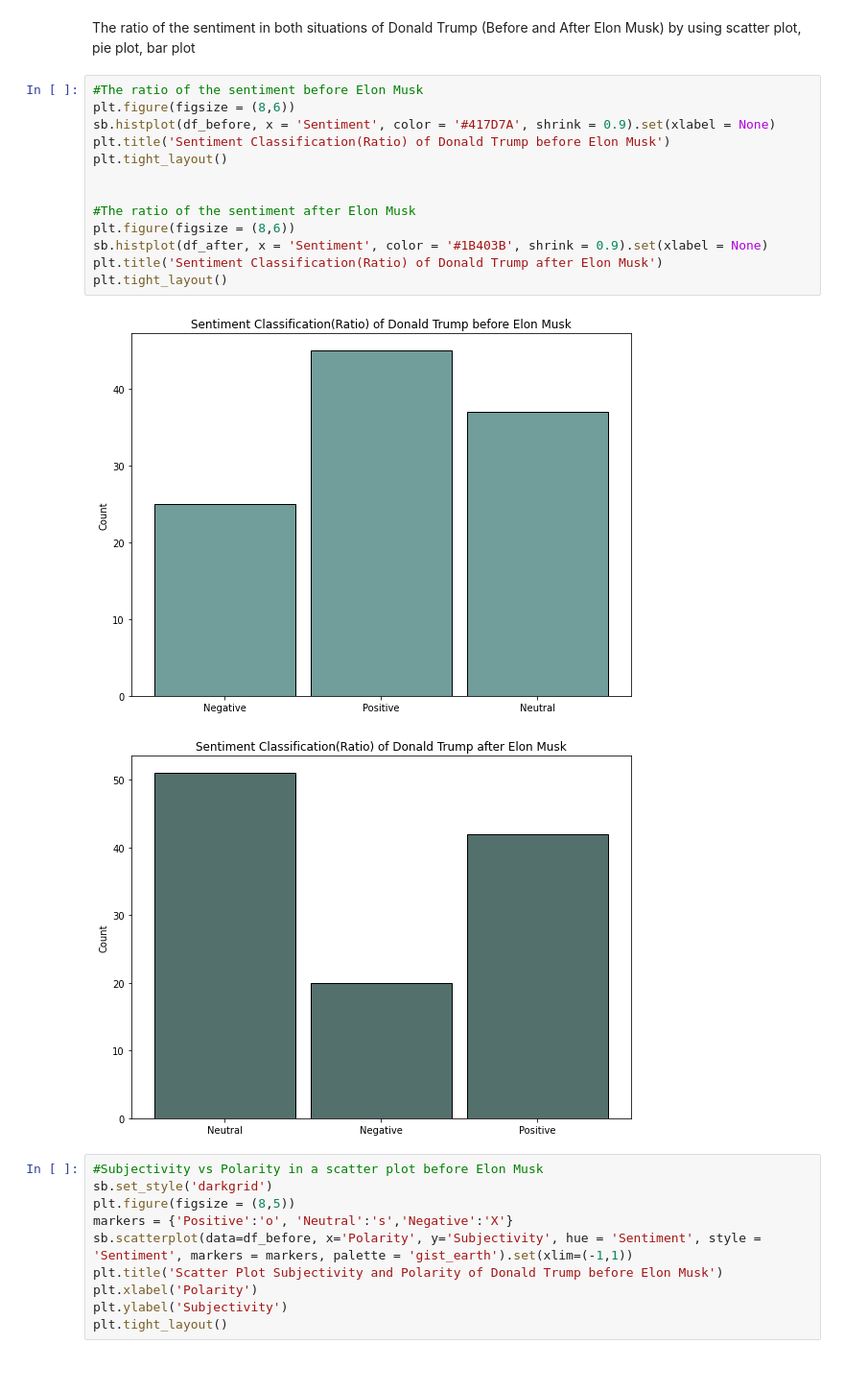
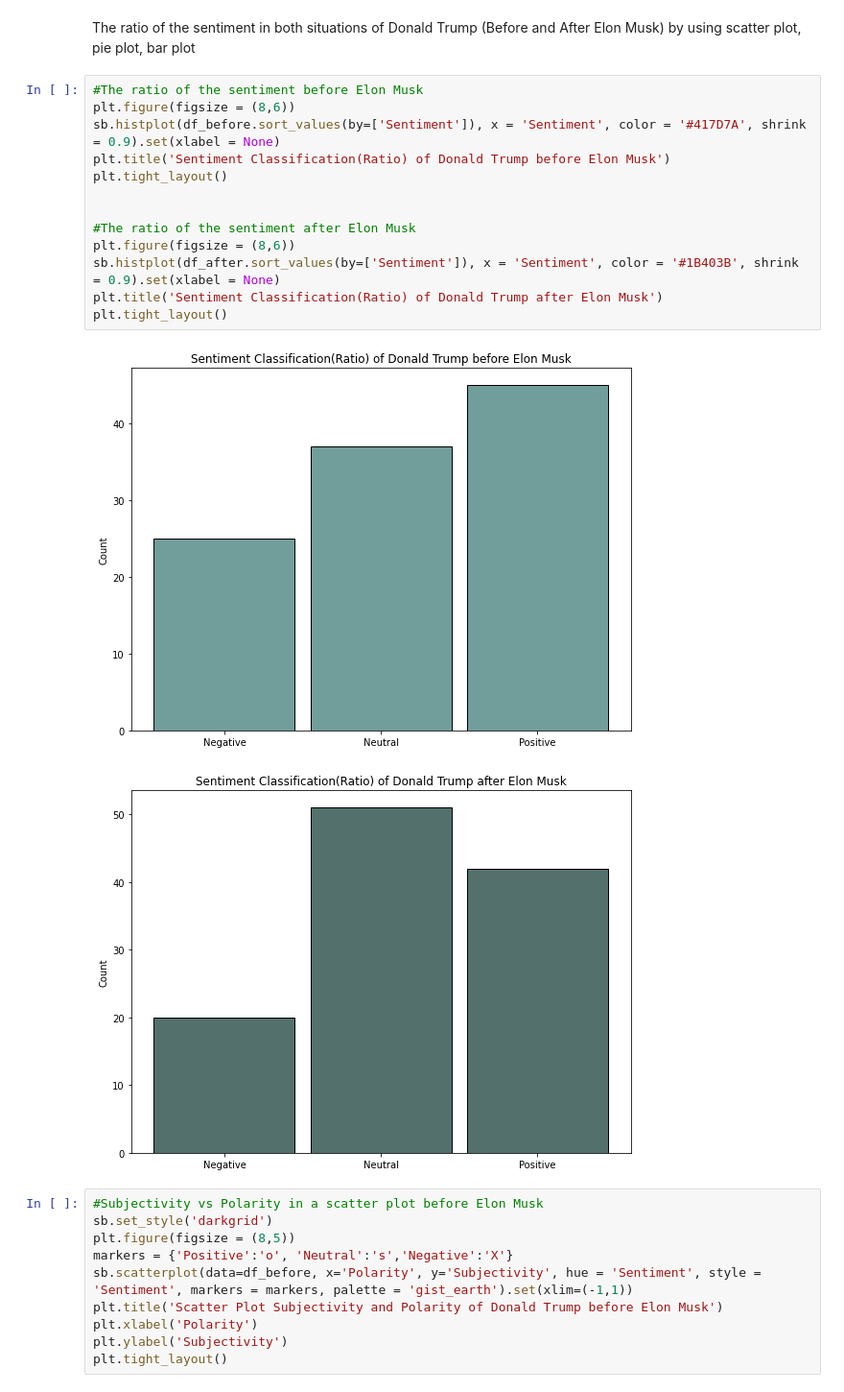
Before and after one commit to bobobo199733/the-social-web, a Jupyter notebook: Project/Donald_Trump_Part_2.ipynb, the cells around one changed output. Shown: that part at 96% size. Cells and saved outputs as stored; diff of their text form.

Commit message:
Sort histograms

```diff
--- a/Project/Donald_Trump_Part_2.ipynb
+++ b/Project/Donald_Trump_Part_2.ipynb
@@ -113,19 +113,19 @@ The ratio of the sentiment in both situations of Donald Trump (Before and After
 # %%
 #The ratio of the sentiment before Elon Musk
 plt.figure(figsize = (8,6))
-sb.histplot(df_before, x = 'Sentiment', color = '#417D7A', shrink = 0.9).set(xlabel = None)
+sb.histplot(df_before.sort_values(by=['Sentiment']), x = 'Sentiment', color = '#417D7A', shrink = 0.9).set(xlabel = None)
 plt.title('Sentiment Classification(Ratio) of Donald Trump before Elon Musk')
 plt.tight_layout()
 
 
 #The ratio of the sentiment after Elon Musk
 plt.figure(figsize = (8,6))
-sb.histplot(df_after, x = 'Sentiment', color = '#1B403B', shrink = 0.9).set(xlabel = None)
+sb.histplot(df_after.sort_values(by=['Sentiment']), x = 'Sentiment', color = '#1B403B', shrink = 0.9).set(xlabel = None)
 plt.title('Sentiment Classification(Ratio) of Donald Trump after Elon Musk')
 plt.tight_layout()
 # %% [output]
-[figure, old version]
+[figure, new version]
-[figure, old version]
+[figure, new version]
 # %%
 #Subjectivity vs Polarity in a scatter plot before Elon Musk
 sb.set_style('darkgrid')
```
Also changed, not shown: 1 other file.
